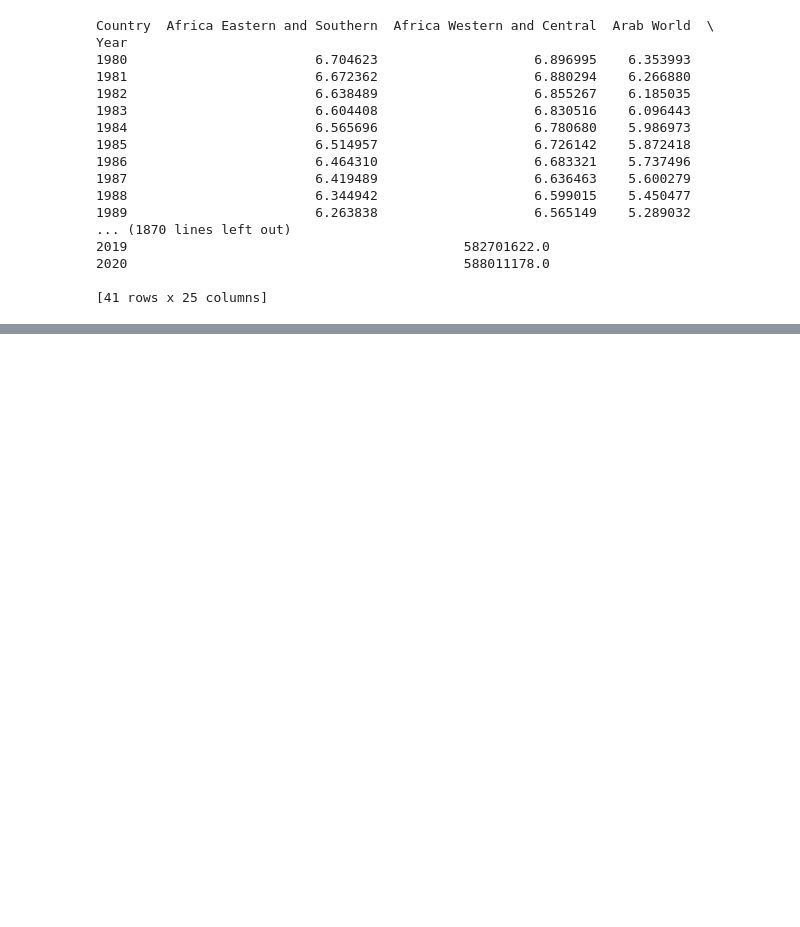
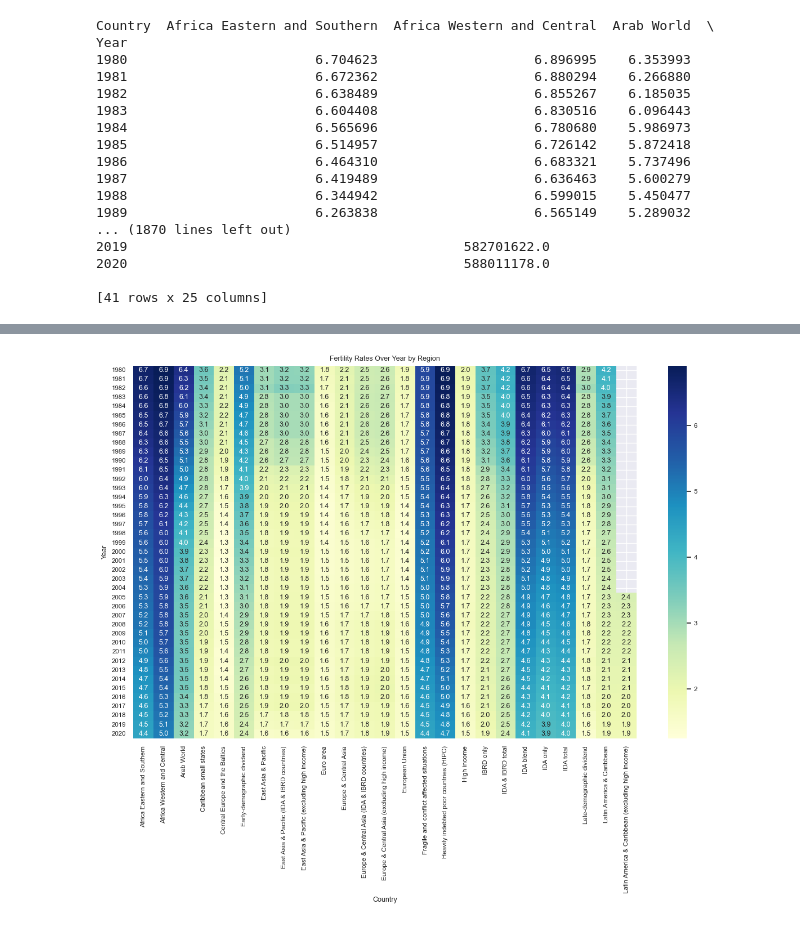
Before and after one commit to pragyaIES29/FinalProject2023, a Jupyter notebook: Project_v1.ipynb, the cells around one changed output, grey strips where cells are left out. Saved outputs shown, nothing was run; the diff lists cells and outputs as text; code cells hidden in the pictures; blank space fills up the shorter version.

```diff
--- a/Project_v1.ipynb
+++ b/Project_v1.ipynb
@@ -274,0 +300,30 @@ Year
+# %%
+import seaborn as sns
+
+# Create a DataFrame from the fertility rate data
+fertility_df2 = pd.DataFrame(cleaned_data_by_indicator["Fertility Rate"])
+
+# Pivot the DataFrame to have Year as rows, Region as columns, and Fertility Rate as values
+heatmap_data = fertility_df2.pivot(index="Year", columns="Country", values="Value")
+
+# Set up the heatmap figure
+plt.figure(figsize=(12, 10))
+sns.set(font_scale=0.75)
+
+# Create the heatmap using Seaborn
+sns.heatmap(heatmap_data, cmap="YlGnBu", annot=True, fmt=".1f")
+
+# Add labels and title
+plt.xlabel("Country")
+plt.ylabel("Year")
+plt.title("Fertility Rates Over Year by Region")
+
+# Rotate tick labels for better visibility
+plt.xticks(rotation=90)
+plt.yticks(rotation=0)
+
+# Show the plot
+plt.tight_layout()
+plt.show()
+# %% [output]
+[figure, added]
```
Also changed, not shown: parts of 21 cells of this notebook, 1 other file.
